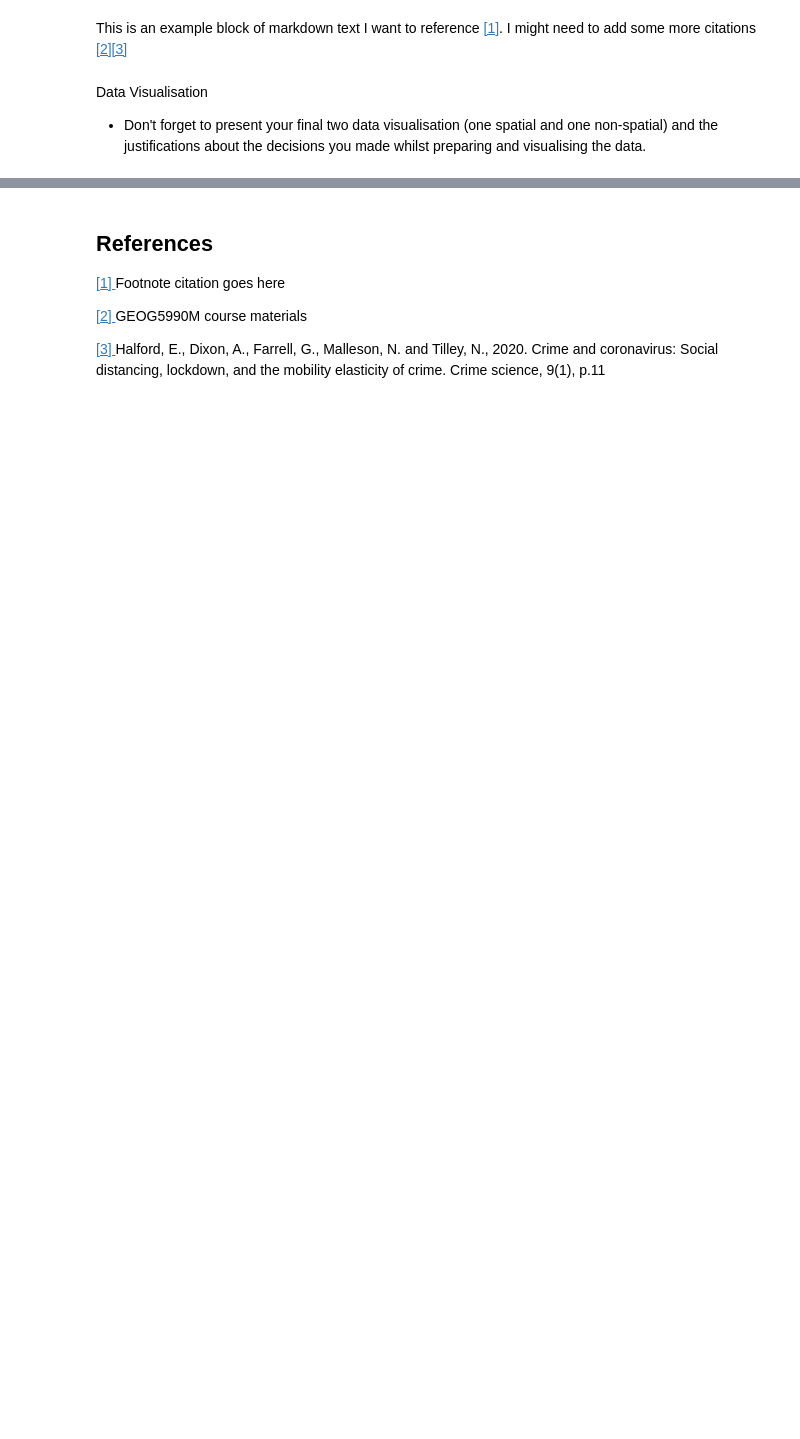
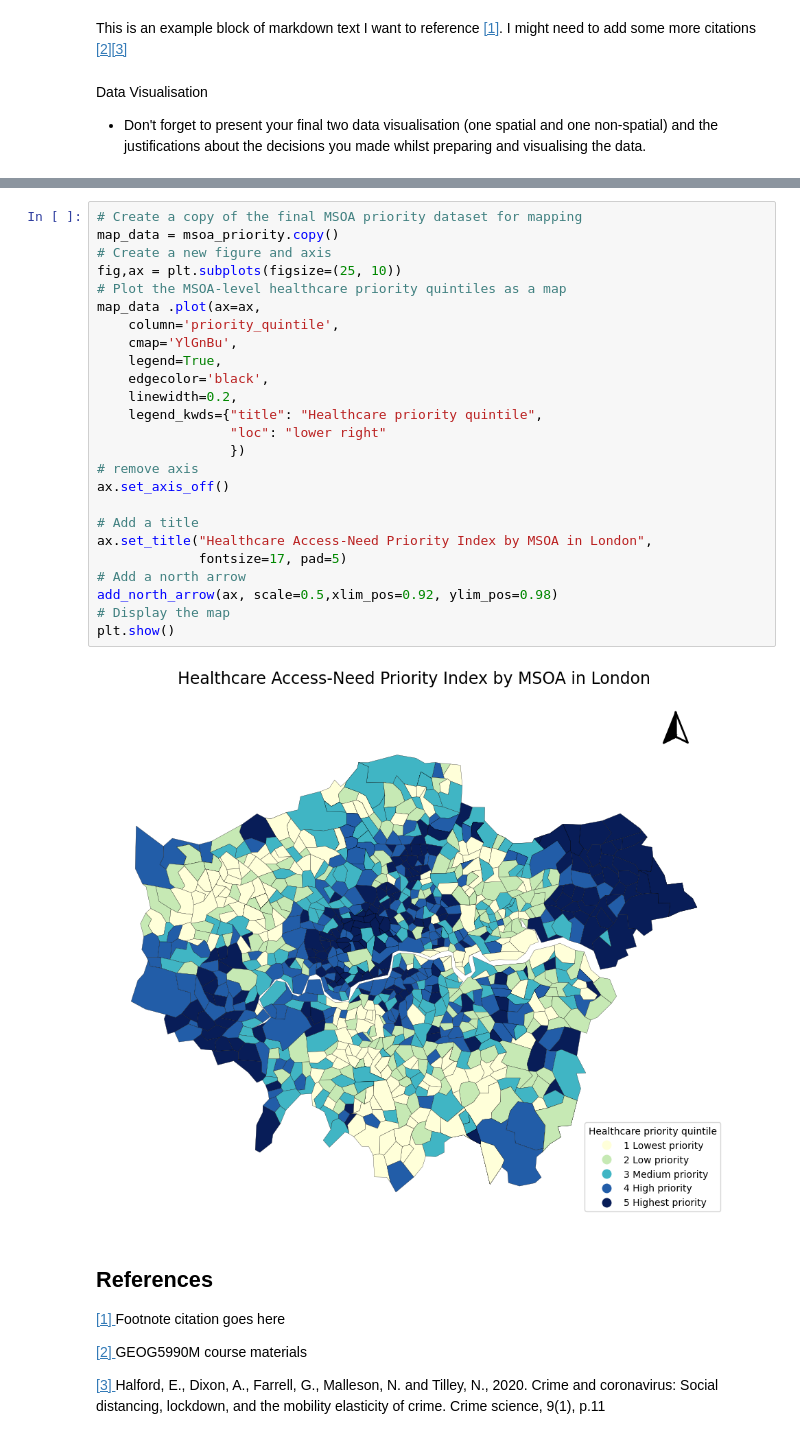
Before and after one commit to shuc9663-source/GEOG5990_Assignment2_201929754, a Jupyter notebook: GEOG5990M_Final_Project.ipynb, the cells around one changed output, grey strips where cells are left out. Drawn from its saved outputs; the diff is of its cells as text; blank space fills up the shorter version.

```diff
--- a/GEOG5990M_Final_Project.ipynb
+++ b/GEOG5990M_Final_Project.ipynb
@@ -353,3 +608,30 @@ Data Visualisation
+# %%
+# Create a copy of the final MSOA priority dataset for mapping
+map_data = msoa_priority.copy()
+# Create a new figure and axis
+fig,ax = plt.subplots(figsize=(25, 10))
+# Plot the MSOA-level healthcare priority quintiles as a map
+map_data .plot(ax=ax,
+    column='priority_quintile',
+    cmap='YlGnBu',
+    legend=True,
+    edgecolor='black',
+    linewidth=0.2,
+    legend_kwds={"title": "Healthcare priority quintile",
+                 "loc": "lower right"
+                 })
+# remove axis
+ax.set_axis_off()
+
+# Add a title
+ax.set_title("Healthcare Access-Need Priority Index by MSOA in London",
+             fontsize=17, pad=5)
+# Add a north arrow
+add_north_arrow(ax, scale=0.5,xlim_pos=0.92, ylim_pos=0.98)
+# Display the map
+plt.show()
+# %% [output]
+[figure, added]
 # %% [markdown]
 ## References
 <p><a href="add_url_here">[1] </a>Footnote citation goes here</p>
```
Also changed, not shown: parts of 7 cells of this notebook.
